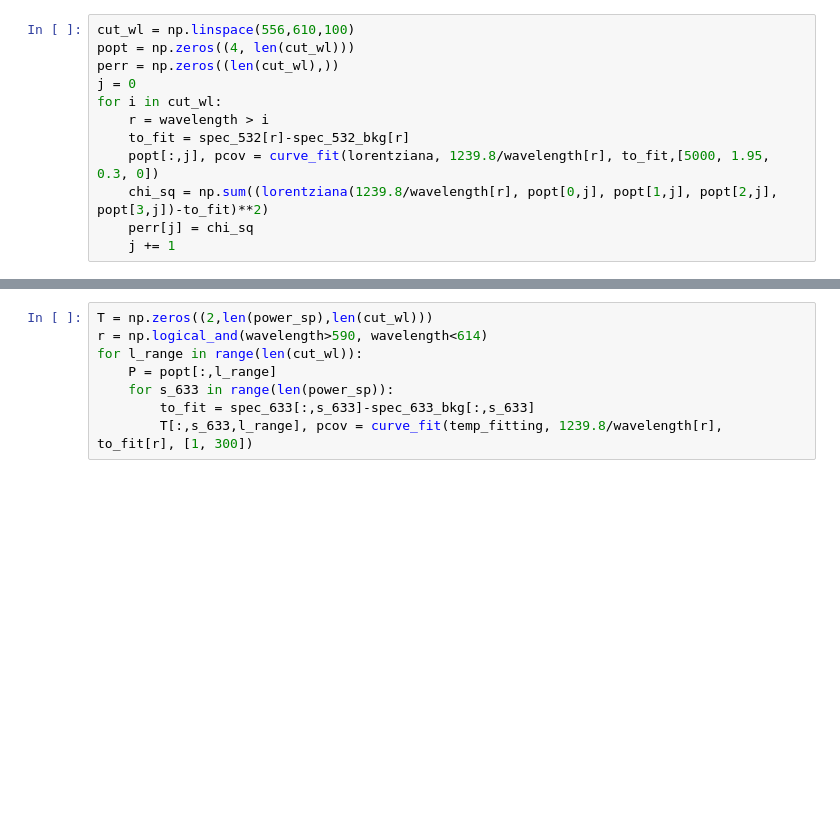
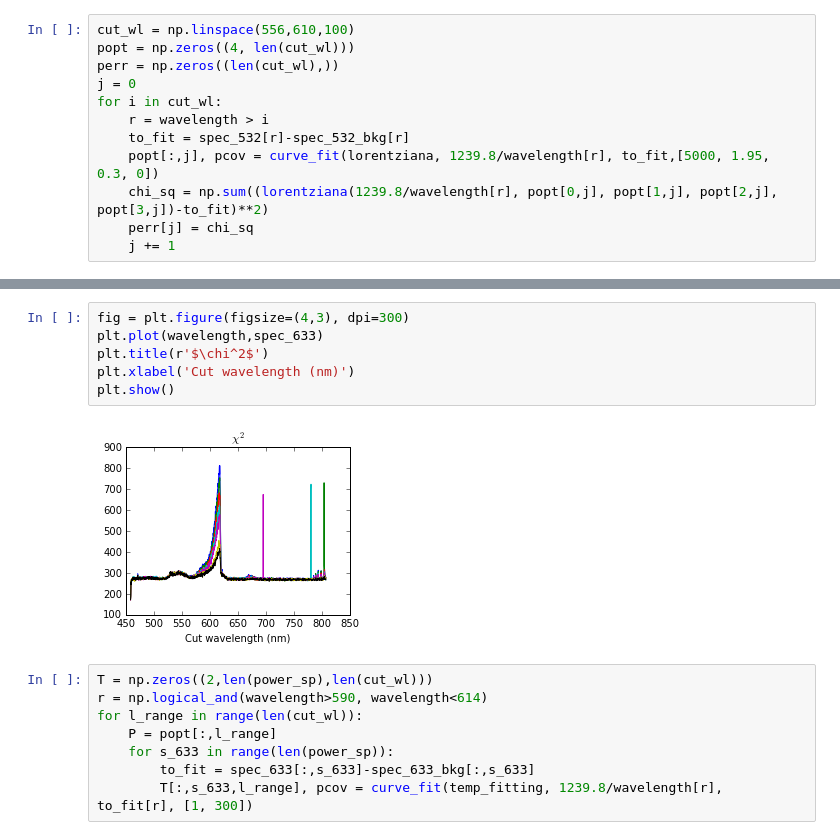
Before and after one commit to aquilesC/Anti-Stokes-Paper, a Jupyter notebook: Figures/Supplementary/09_Error_vs_Wavelength/Analyze_Errors.ipynb, the cells around one changed output, grey strips where cells are left out. Saved outputs shown, nothing was run; the diff lists cells and outputs as text; blank space fills up the shorter version.

```diff
--- a/Figures/Supplementary/09_Error_vs_Wavelength/Analyze_Errors.ipynb
+++ b/Figures/Supplementary/09_Error_vs_Wavelength/Analyze_Errors.ipynb
@@ -91,3 +97,11 @@ plt.show()
+# %%
+fig = plt.figure(figsize=(4,3), dpi=300)
+plt.plot(wavelength,spec_633)
+plt.title(r'$\chi^2$')
+plt.xlabel('Cut wavelength (nm)')
+plt.show()
+# %% [output]
+[figure, added]
 # %%
 T = np.zeros((2,len(power_sp),len(cut_wl)))
 r = np.logical_and(wavelength>590, wavelength<614)
```
Also changed, not shown: parts of 4 cells of this notebook, 3 other files.
